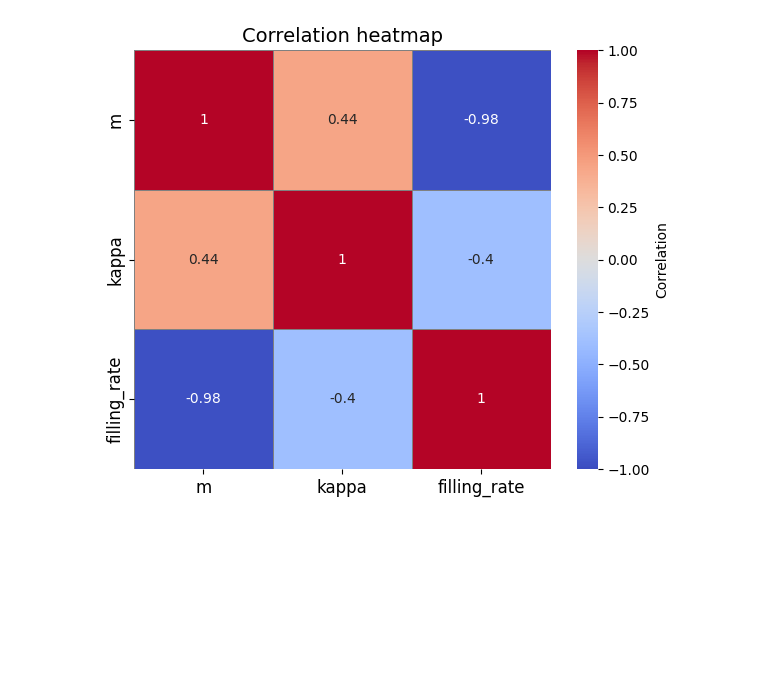
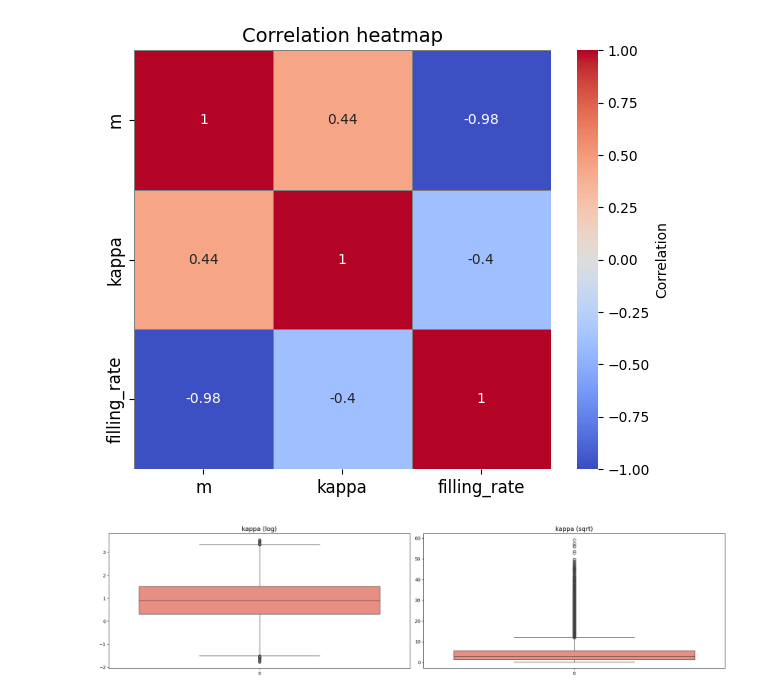
Before and after one commit to AMKN-APEX/ojt-project, a Jupyter notebook: notebook/data_analyzer.ipynb, the cells around one changed output. Cells and saved outputs as stored; diff of their text form; code cells hidden in the pictures; blank space fills up the shorter version.

```diff
--- a/notebook/data_analyzer.ipynb
+++ b/notebook/data_analyzer.ipynb
@@ -79,3 +79,27 @@ plt.tight_layout()
 plt.show()
 # %% [output]
 [figure]
+# %%
+# --- kappaの前処理模索 ---
+log_kappa = np.log10(kappa)
+sqrt_kappa = np.sqrt(kappa)
+
+df['log_kappa'] = np.log10(df['kappa'])
+df['sqrt_kappa'] = np.sqrt(df['kappa'])
+
+# log_kappaとsqrt_kappaのヒストグラム
+fig = plt.figure(figsize=(20, 5))
+
+ax1 = fig.add_subplot(121)
+ax2 = fig.add_subplot(122)
+
+sns.boxplot(log_kappa, ax=ax1, color='salmon')
+sns.boxplot(sqrt_kappa, ax=ax2, color='salmon')
+
+ax1.set_title("kappa (log)", fontsize=14)
+ax2.set_title("kappa (sqrt)", fontsize=14)
+
+plt.tight_layout()
+plt.show()
+# %% [output]
+[figure, added]
```
Also changed, not shown: parts of 1 cell of this notebook.
